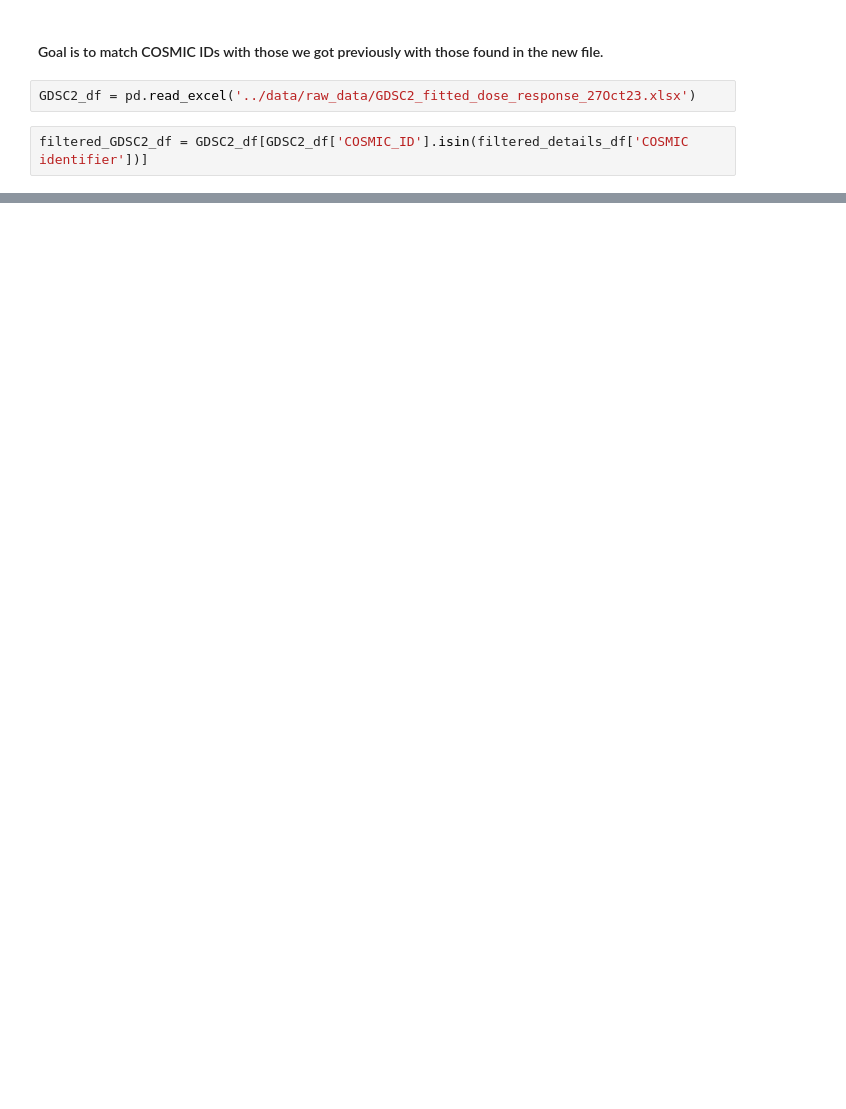
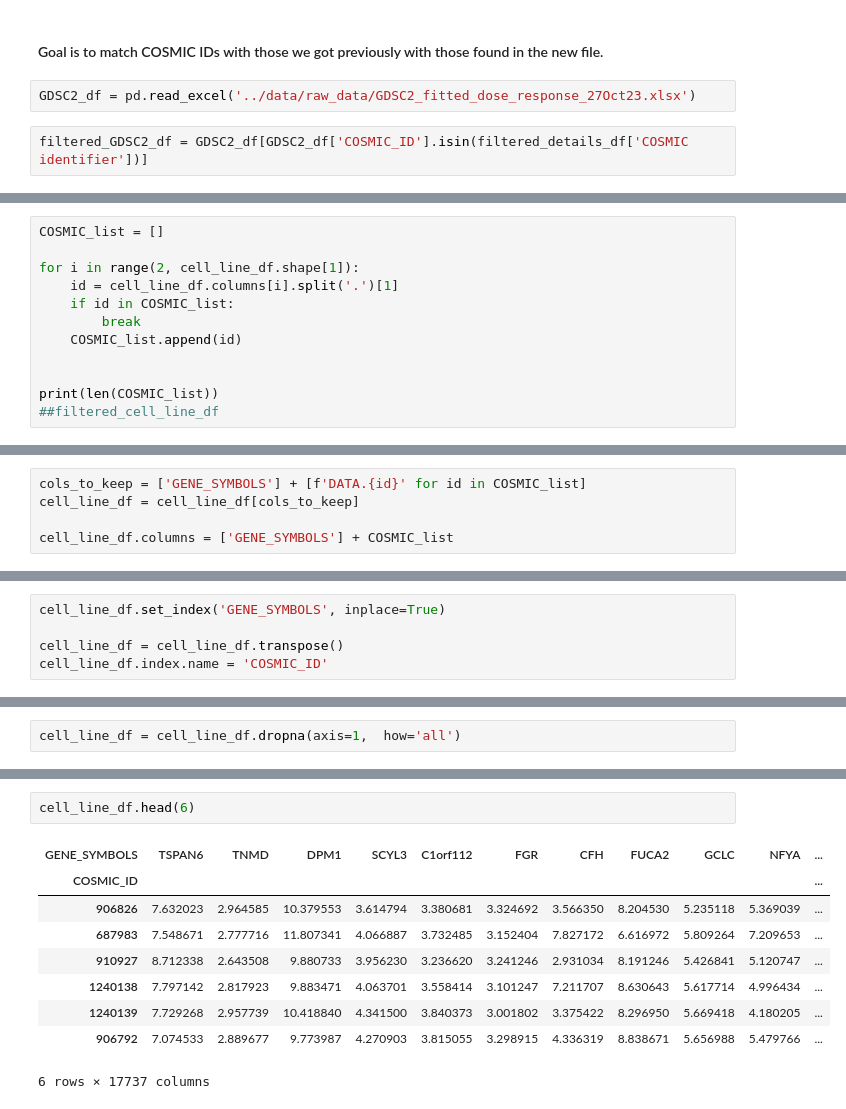
Before and after one commit to arnavisharsh/breast-cancer-response-to-drugs, a Jupyter notebook: notebooks/01_data_preprocessing.ipynb, the cells around one changed output, grey strips where cells are left out. Saved outputs shown, nothing was run; the diff lists cells and outputs as text; blank space fills up the shorter version.

Commit message:
Step 3
Cleaned expression data and did other preprocessing logic

```diff
--- a/notebooks/01_data_preprocessing.ipynb
+++ b/notebooks/01_data_preprocessing.ipynb
@@ -44,0 +115,12 @@ print(len(filtered_GDSC2_df))
+# %%
+COSMIC_list = []
+
+for i in range(2, cell_line_df.shape[1]):
+    id = cell_line_df.columns[i].split('.')[1]
+    if id in COSMIC_list:
+        break
+    COSMIC_list.append(id)
+
+
+print(len(COSMIC_list))
+##filtered_cell_line_df
@@ -44,0 +131,5 @@ print(len(filtered_GDSC2_df))
+# %%
+cols_to_keep = ['GENE_SYMBOLS'] + [f'DATA.{id}' for id in COSMIC_list]
+cell_line_df = cell_line_df[cols_to_keep]
+
+cell_line_df.columns = ['GENE_SYMBOLS'] + COSMIC_list
@@ -44,0 +148,5 @@ print(len(filtered_GDSC2_df))
+# %%
+cell_line_df.set_index('GENE_SYMBOLS', inplace=True)
+
+cell_line_df = cell_line_df.transpose()
+cell_line_df.index.name = 'COSMIC_ID'
@@ -44,0 +164,2 @@ print(len(filtered_GDSC2_df))
+# %%
+cell_line_df = cell_line_df.dropna(axis=1,  how='all')
@@ -44,0 +177,12 @@ print(len(filtered_GDSC2_df))
+# %%
+cell_line_df.head(6)
+# %% [output]
+| GENE_SYMBOLS | TSPAN6 | TNMD | DPM1 | SCYL3 | C1orf112 | FGR | CFH | FUCA2 | GCLC | NFYA | ... |
+| COSMIC_ID |  |  |  |  |  |  |  |  |  |  | ... |
+| 906826 | 7.632023 | 2.964585 | 10.379553 | 3.614794 | 3.380681 | 3.324692 | 3.566350 | 8.204530 | 5.235118 | 5.369039 | ... |
+| 687983 | 7.548671 | 2.777716 | 11.807341 | 4.066887 | 3.732485 | 3.152404 | 7.827172 | 6.616972 | 5.809264 | 7.209653 | ... |
+| 910927 | 8.712338 | 2.643508 | 9.880733 | 3.956230 | 3.236620 | 3.241246 | 2.931034 | 8.191246 | 5.426841 | 5.120747 | ... |
+| 1240138 | 7.797142 | 2.817923 | 9.883471 | 4.063701 | 3.558414 | 3.101247 | 7.211707 | 8.630643 | 5.617714 | 4.996434 | ... |
+| 1240139 | 7.729268 | 2.957739 | 10.418840 | 4.341500 | 3.840373 | 3.001802 | 3.375422 | 8.296950 | 5.669418 | 4.180205 | ... |
+| 906792 | 7.074533 | 2.889677 | 9.773987 | 4.270903 | 3.815055 | 3.298915 | 4.336319 | 8.838671 | 5.656988 | 5.479766 | ... |
+6 rows × 17737 columns
```
Also changed, not shown: parts of 37 cells of this notebook.
